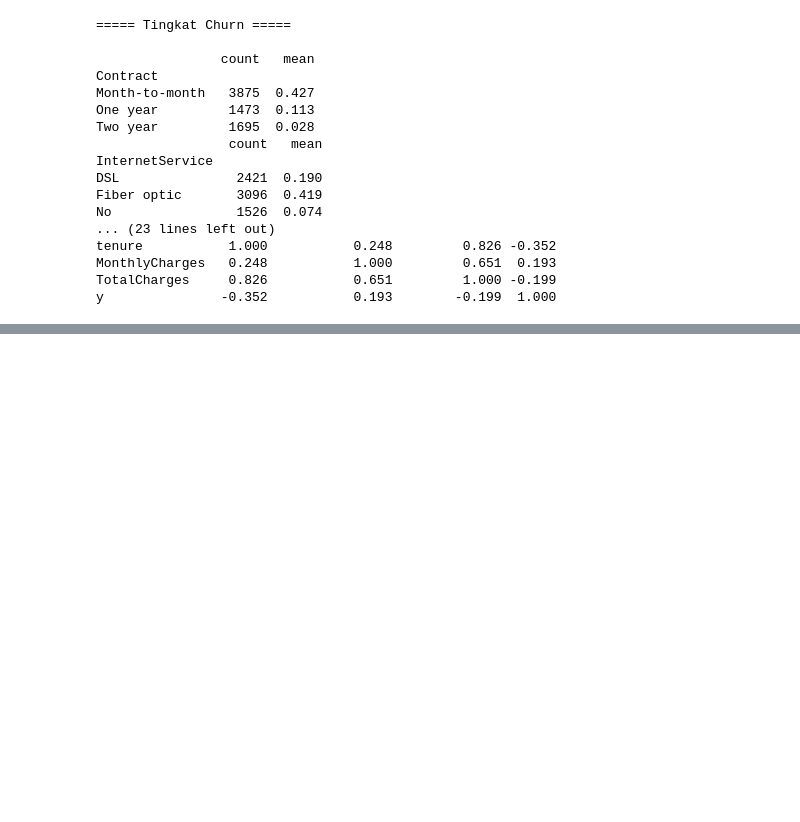
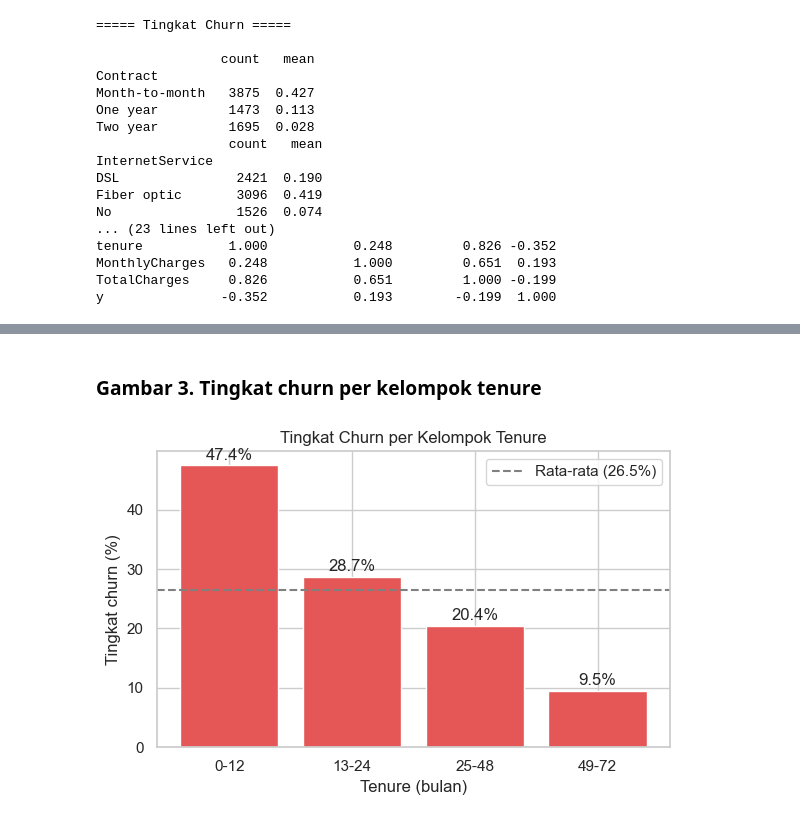
Before and after one commit to Cecarrr/21_IF-B_Pemuja-Kerang-Ajaib, a Jupyter notebook: notebooks/Insight-EDA.ipynb, the cells around one changed output, grey strips where cells are left out. Cells and saved outputs as stored; diff of their text form; code cells hidden in the pictures; blank space fills up the shorter version.

```diff
--- a/notebooks/Insight-EDA.ipynb
+++ b/notebooks/Insight-EDA.ipynb
@@ -111,0 +150,18 @@ y               -0.352           0.193        -0.199  1.000
+# %% [markdown]
+### Gambar 3. Tingkat churn per kelompok tenure
+# %%
+fig, ax = plt.subplots(figsize=(6, 4))
+laju = df.groupby('tenure_group', observed=True)['y'].mean() * 100
+ax.bar(laju.index.astype(str), laju.values, color='#E45756')
+for i, v in enumerate(laju.values):
+    ax.text(i, v + 1, f'{v:.1f}%', ha='center')
+ax.axhline(rata_churn, ls='--', color='gray', label=f'Rata-rata ({rata_churn:.1f}%)')
+ax.set_xlabel('Tenure (bulan)')
+ax.set_ylabel('Tingkat churn (%)')
+ax.set_title('Tingkat Churn per Kelompok Tenure')
+ax.legend()
+plt.tight_layout()
+plt.savefig('../figures/fig3_churn_per_tenure.png', dpi=150)
+plt.show()
+# %% [output]
+[figure, added]
```
Also changed, not shown: parts of 10 cells of this notebook.
